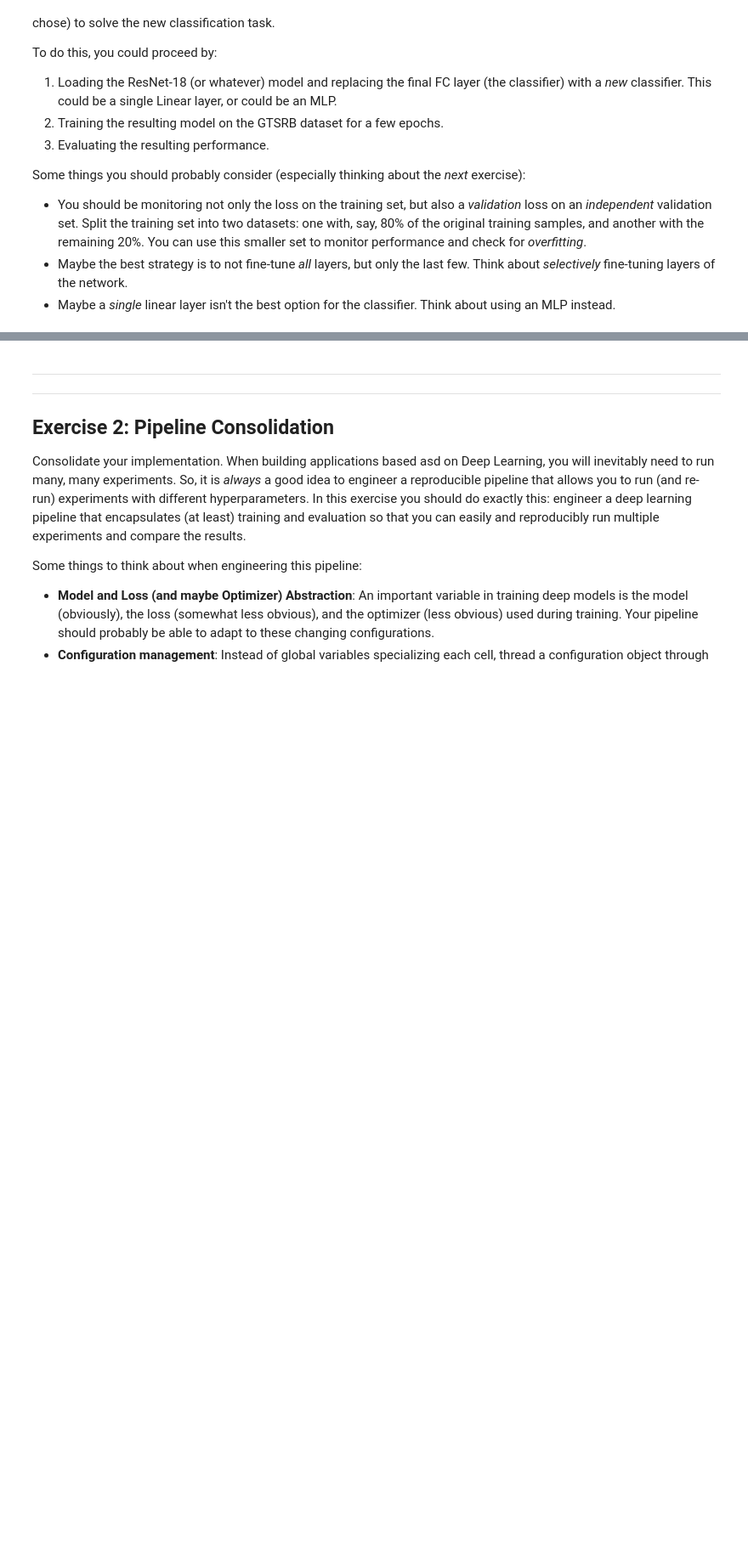
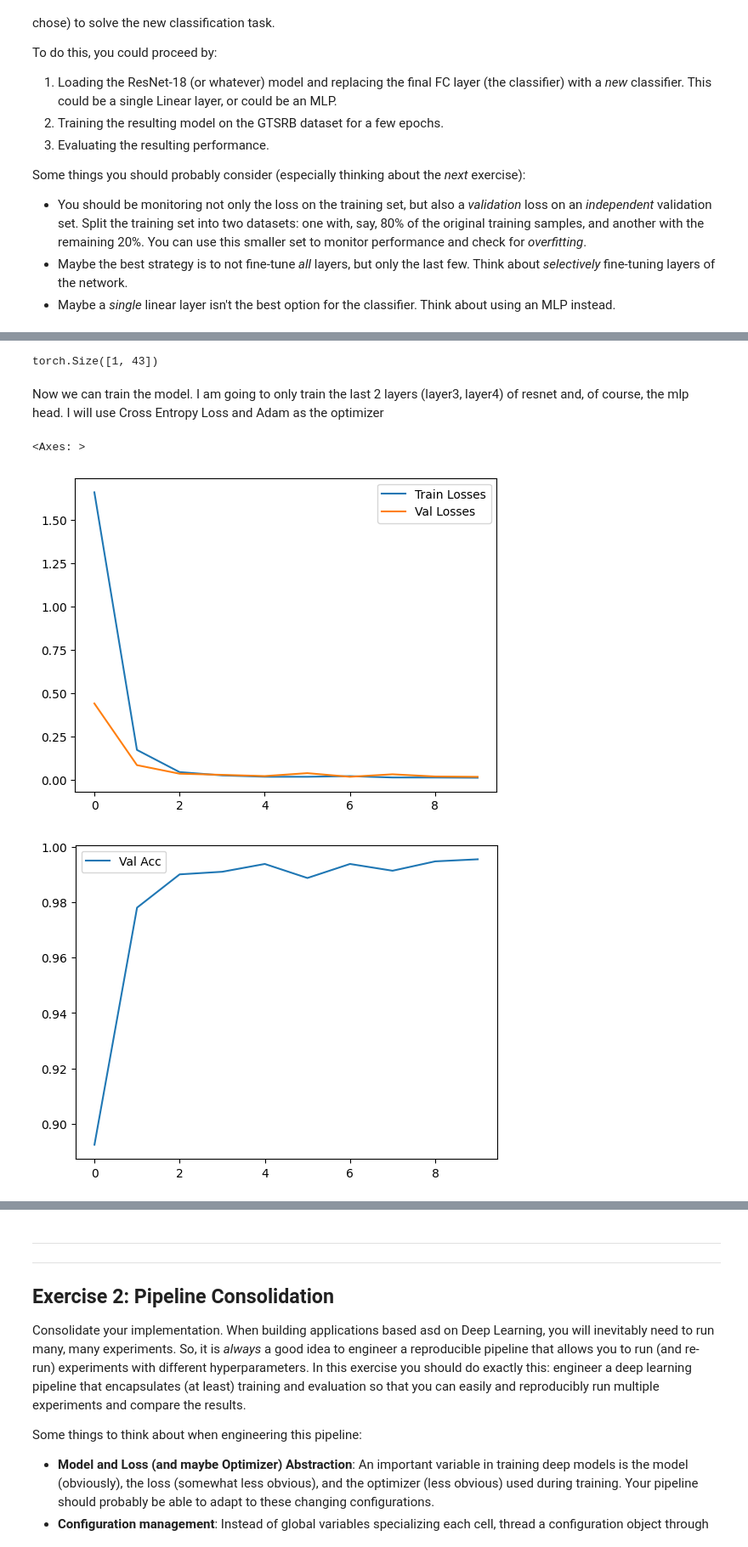
Before and after one commit to stefanomagnolfiunifi/DLA2026, a Jupyter notebook: first.ipynb, the cells around one changed output, grey strips where cells are left out. Shown at 85% size. Drawn from its saved outputs; the diff is of its cells as text; code cells hidden in the pictures; blank space fills up the shorter version.

```diff
--- a/first.ipynb
+++ b/first.ipynb
@@ -212,0 +233,4 @@ print(classification_report(knn.predict(test_features), test_labels))
+# %%
+best_knn = KNeighborsClassifier(n_neighbors=grid_search.best_params_['n_neighbors'])
+best_knn.fit(train_features, train_labels)
+print(classification_report(best_knn.predict(test_features), test_labels))
@@ -229,2 +307,34 @@ Some things you should probably consider (especially thinking about the *next* e
 # %%
-# Your code here.
+from torch import nn
+n_classes = 43
+
+mlp = nn.Sequential(
+    nn.Linear(features_dim, 256),
+    nn.ReLU(),
+    nn.Linear(256, 128),
+    nn.ReLU(),
+    nn.Linear(128, n_classes)
+)
+
+model.fc = mlp
+model = model.to(device)
+# %%
+# Check the output shape of the model with a random input
+false_input = torch.randn(1, 3, 224, 224)
+false_input = false_input.to(device)
+output = model(false_input)
+print(output.shape)
+# %% [output]
+torch.Size([1, 43])
+# %% [markdown]
+Now we can train the model. I am going to only train the last 2 layers (layer3, layer4) of resnet and, of course, the mlp head. I will use Cross Entropy Loss and Adam as the optimizer
+# %%
+# Freeze layer1 and layer2 of ResNet18
+for param in model.layer1.parameters():
+    param.requires_grad = False
+for param in model.layer2.parameters():
+    param.requires_grad = False
+
+# Loss function and optimizer
+criterion = nn.CrossEntropyLoss()
+optimizer = torch.optim.Adam(model.parameters(), lr=1e-4)
@@ -230,0 +390,10 @@ Some things you should probably consider (especially thinking about the *next* e
+# %%
+df_losses = pd.DataFrame(data = {"Train Losses": train_losses, "Val Losses": val_losses})
+df_losses.plot()
+
+df_acc = pd.DataFrame(data = {"Val Acc": val_accs})
+df_acc.plot()
+# %% [output]
+<Axes: >
+[figure, added]
+[figure, added]
```
Also changed, not shown: parts of 19 cells of this notebook, 5 other files.
